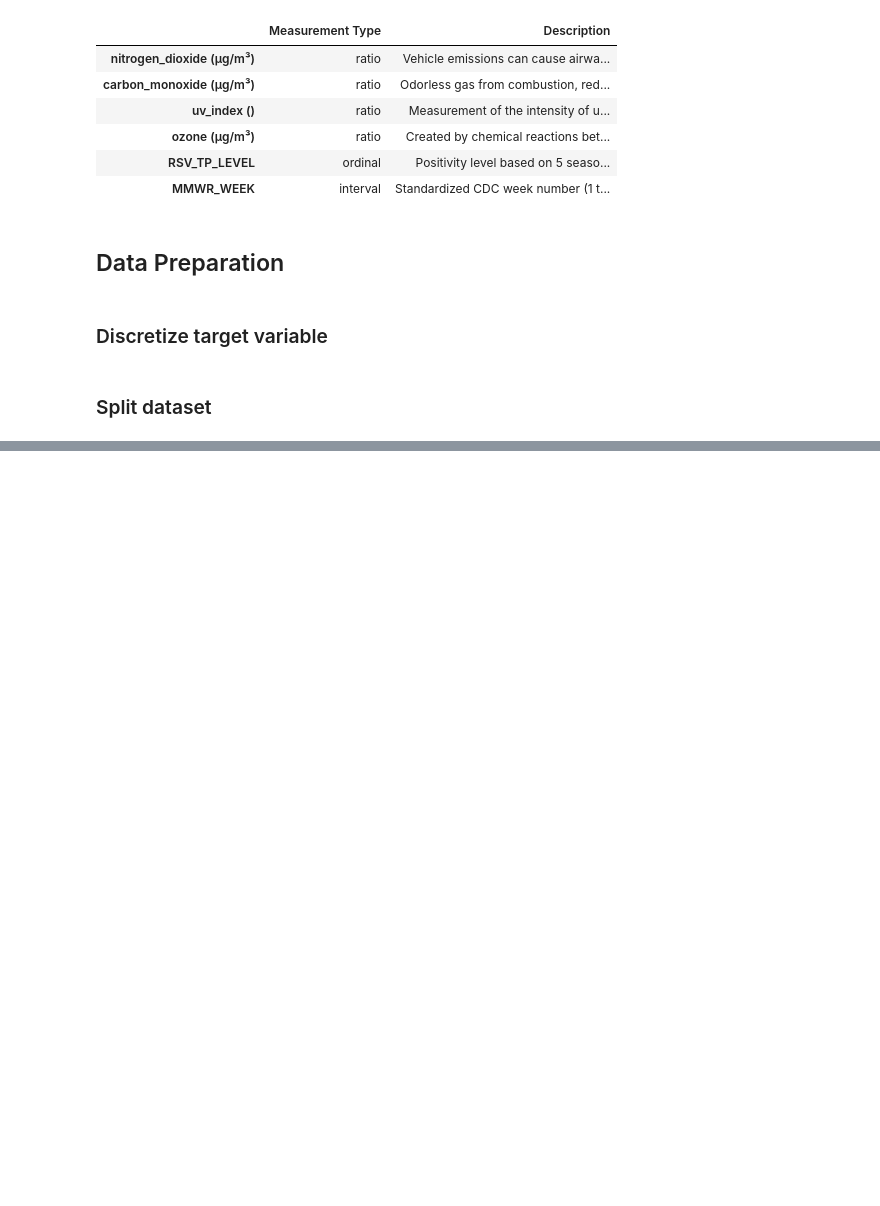
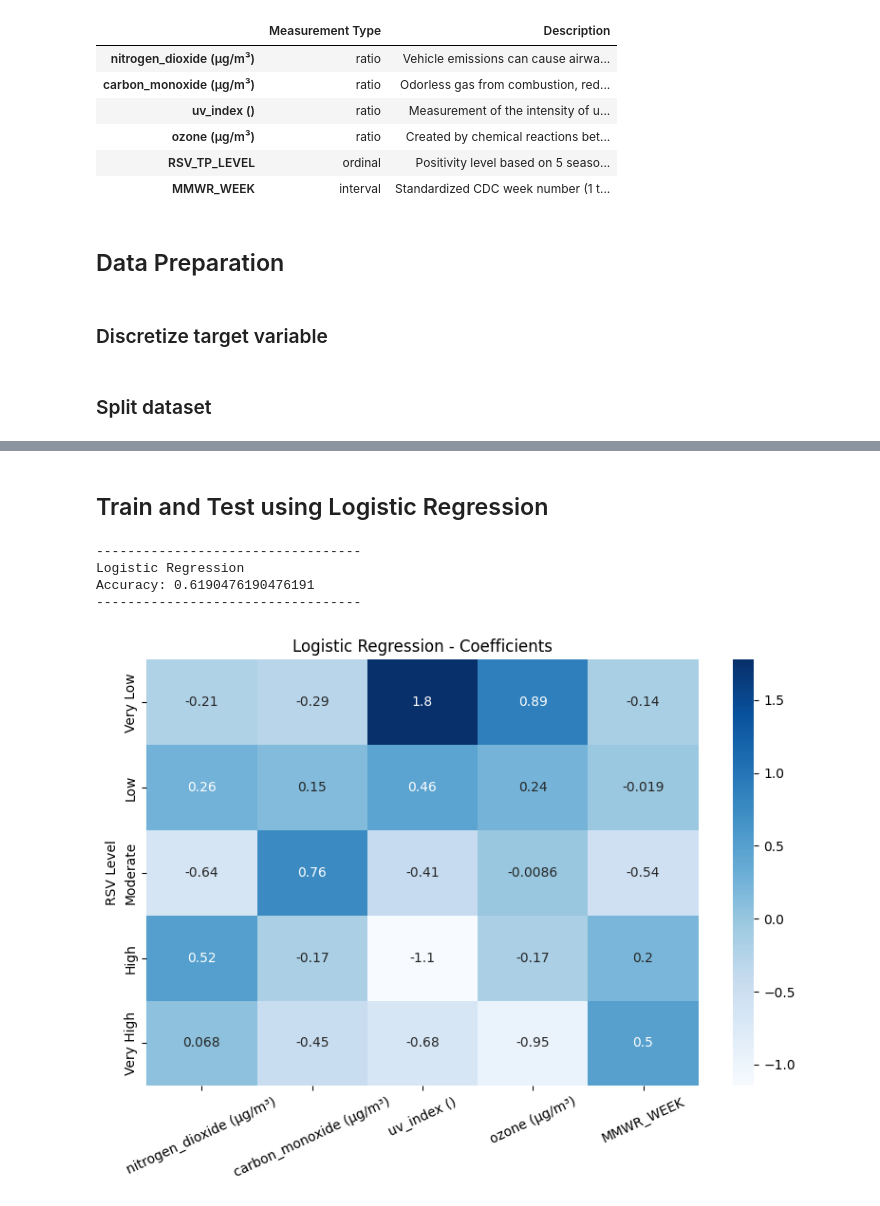
Before and after one commit to ianbunag/cmpe-255-data-mining-project, a Jupyter notebook: 04-03-data-mining.ipynb, the cells around one changed output, grey strips where cells are left out. Drawn from its saved outputs; the diff is of its cells as text; code cells hidden in the pictures; blank space fills up the shorter version.

```diff
--- a/04-03-data-mining.ipynb
+++ b/04-03-data-mining.ipynb
@@ -139,0 +167,39 @@ plt.show()
+# %% [markdown]
+## Train and Test using Logistic Regression
+# %%
+s_scaler = StandardScaler()
+x_train_scaled = s_scaler.fit_transform(xTrain)
+x_test_scaled = s_scaler.transform(xTest)
+lg = LogisticRegression(
+    max_iter=1000,
+    class_weight='balanced',
+    random_state=RANDOM_STATE
+)
+lg.fit(x_train_scaled, yTrain)
+acc = accuracy_score(yTest, lg.predict(x_test_scaled))
+print('----------------------------------')
+print(f'Logistic Regression \nAccuracy: {acc}')
+print('----------------------------------')
+
+coeffs = lg.coef_
+
+plt.figure(figsize=(8, 6))
+sns.heatmap(
+    coeffs,
+    xticklabels=features.columns,
+    yticklabels=tp_level_categories,
+    annot=True,
+    cmap='Blues',
+)
+plt.title("Logistic Regression - Coefficients")
+plt.ylabel("RSV Level")
+plt.xticks(rotation=25)
+plt.tight_layout()
+plt.savefig(os.path.join(IMAGE_PATH, "04-03-data-mining-logistic-regression-coefficients.png"), dpi=300)
+plt.show()
+# %% [output]
+----------------------------------
+Logistic Regression
+Accuracy: 0.6190476190476191
+----------------------------------
+[figure, added]
```
Also changed, not shown: parts of 11 cells of this notebook.
